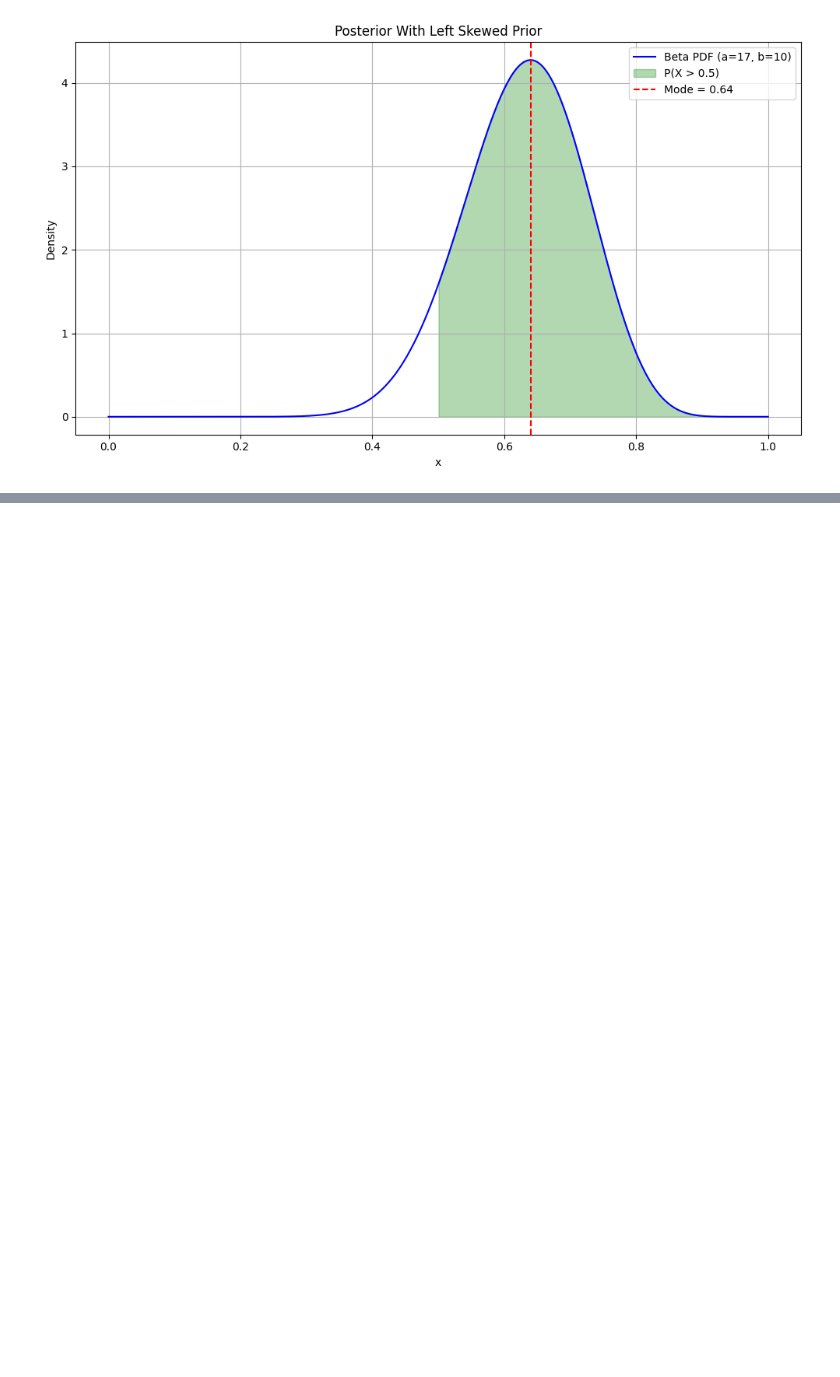
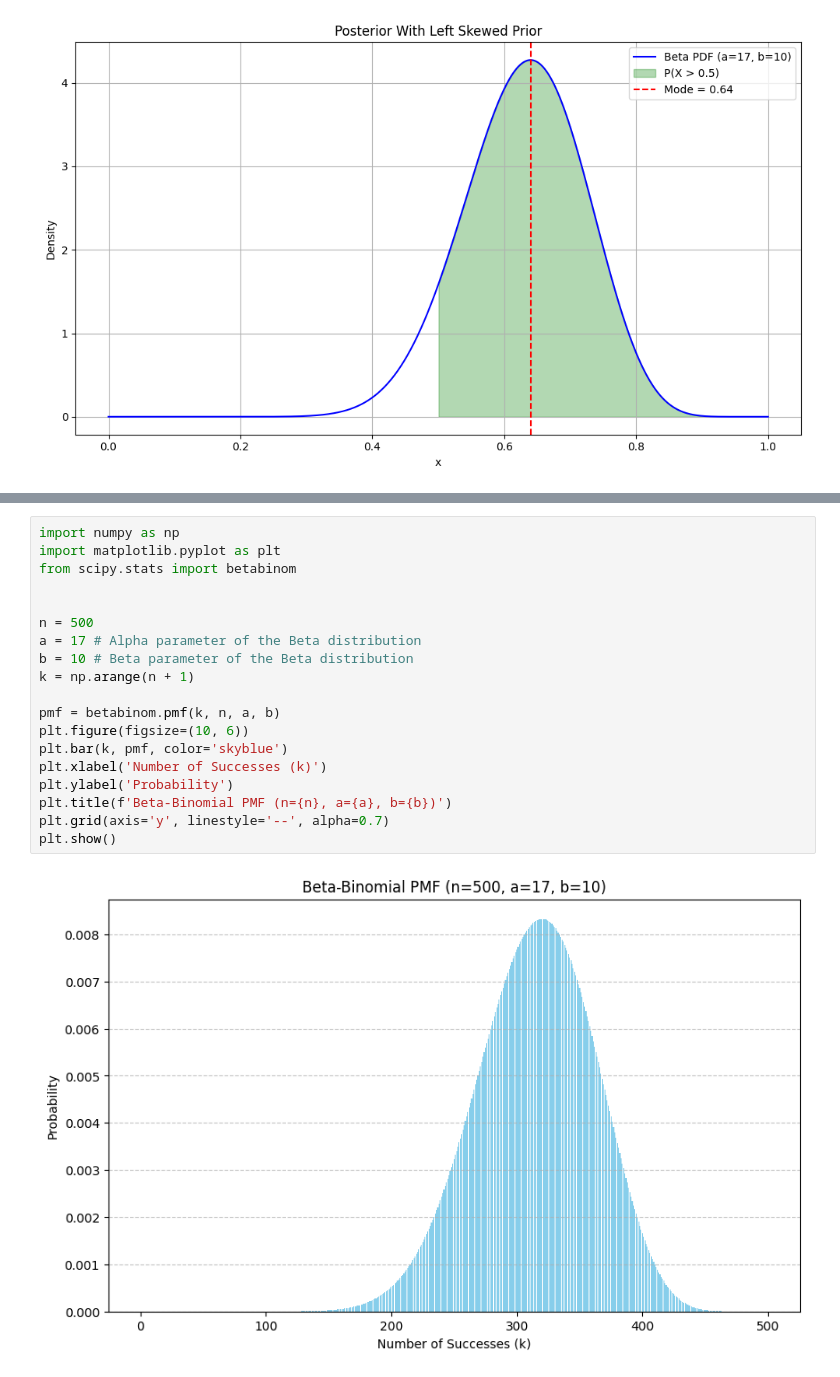
Before and after one commit to Amohammadi2/Probability1-Project, a Jupyter notebook: prob1_project.ipynb, the cells around one changed output, grey strips where cells are left out. Saved outputs shown, nothing was run; the diff lists cells and outputs as text; blank space fills up the shorter version.

Commit message:
[feat] add analytical approach for posterior predictive distribution

```diff
--- a/prob1_project.ipynb
+++ b/prob1_project.ipynb
@@ -254,0 +273,21 @@ plt.show()
+# %%
+import numpy as np
+import matplotlib.pyplot as plt
+from scipy.stats import betabinom
+
+
+n = 500
+a = 17 # Alpha parameter of the Beta distribution
+b = 10 # Beta parameter of the Beta distribution
+k = np.arange(n + 1)
+
+pmf = betabinom.pmf(k, n, a, b)
+plt.figure(figsize=(10, 6))
+plt.bar(k, pmf, color='skyblue')
+plt.xlabel('Number of Successes (k)')
+plt.ylabel('Probability')
+plt.title(f'Beta-Binomial PMF (n={n}, a={a}, b={b})')
+plt.grid(axis='y', linestyle='--', alpha=0.7)
+plt.show()
+# %% [output]
+[figure, added]
```
Also changed, not shown: parts of 2 cells of this notebook.
